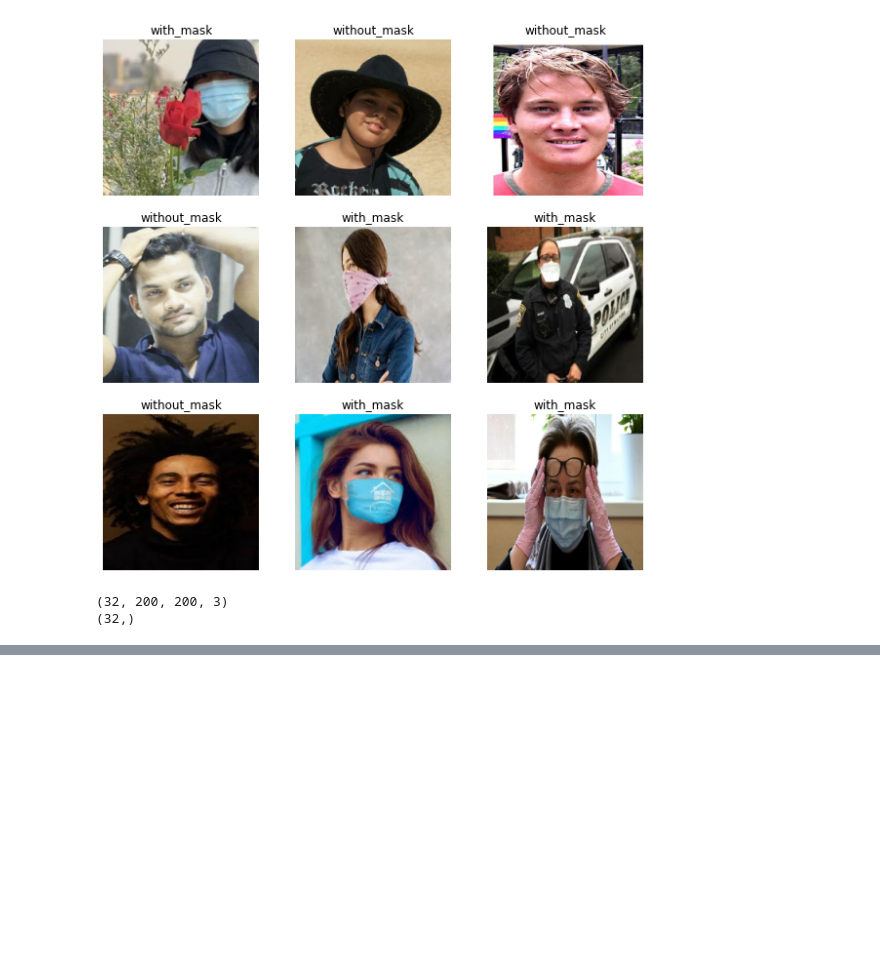
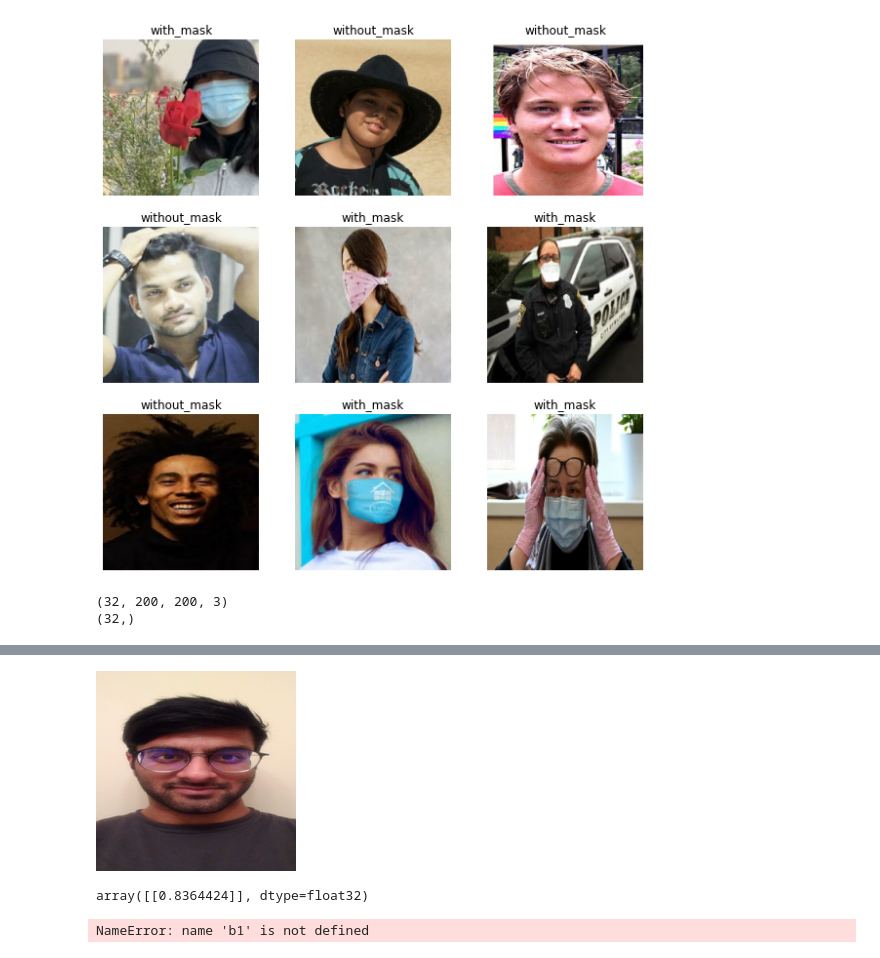
Before and after one commit to saithat/lin_alg_ds, a Jupyter notebook: 6.ipynb, the cells around one changed output, grey strips where cells are left out. Cells and saved outputs as stored; diff of their text form; code cells hidden in the pictures; blank space fills up the shorter version.

```diff
--- a/6.ipynb
+++ b/6.ipynb
@@ -111,0 +139,8 @@ Epoch 5/5
+# %%
+im2 = Image.open('Data_Problem_1_Sai_Thatigotla.jpg')
+#im = ImageOps.grayscale(im)
+imResize2 = im2.resize((200,200), Image.ANTIALIAS)
+# %%
+imResize2
+# %% [output]
+[figure, added]
@@ -111,0 +150,8 @@ Epoch 5/5
+# %%
+model.predict(image_array2)
+# %% [output]
+array([[0.8364424]], dtype=float32)
+# %%
+b1, b2 in train_ds[0]
+# %% [output]
+NameError: name 'b1' is not defined
```
Also changed, not shown: parts of 14 cells of this notebook, 3 other files.
